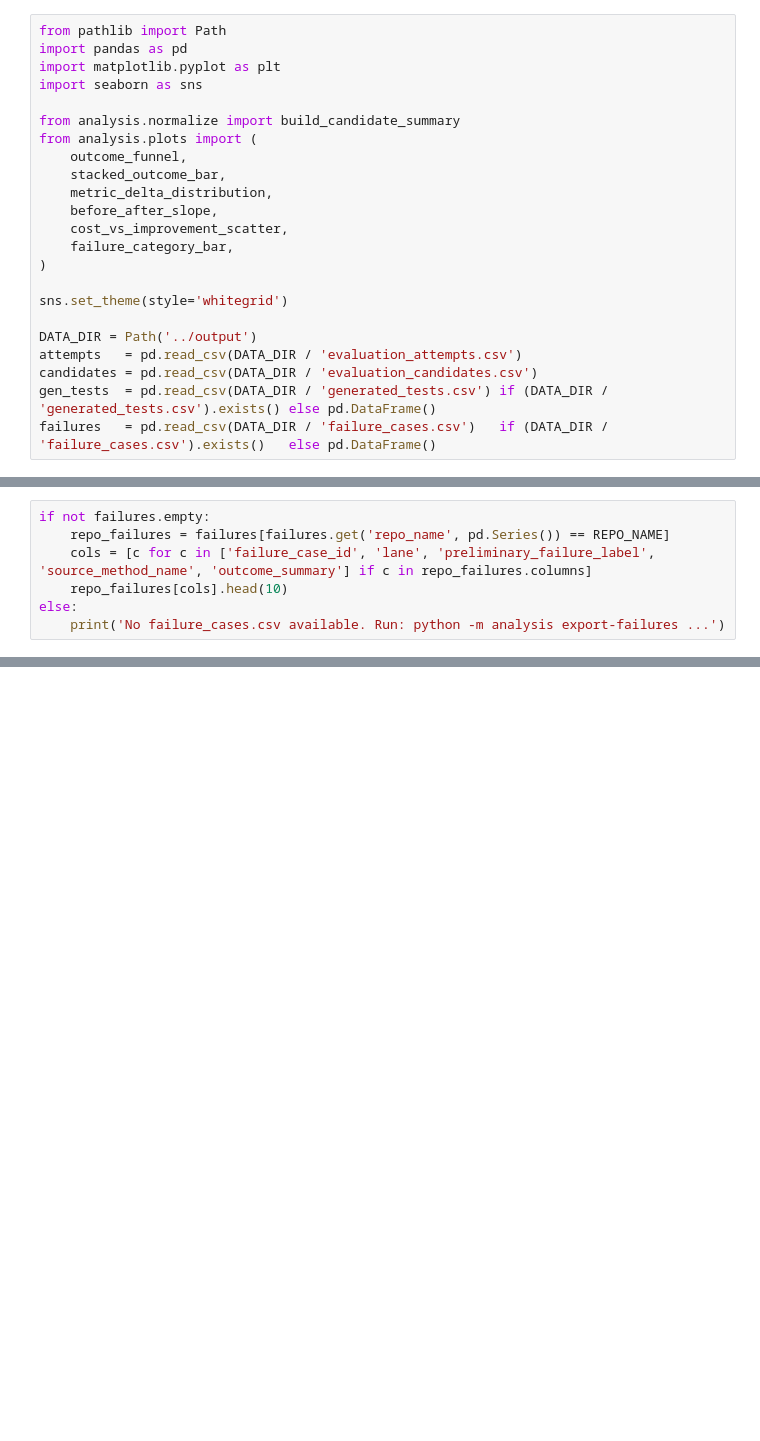
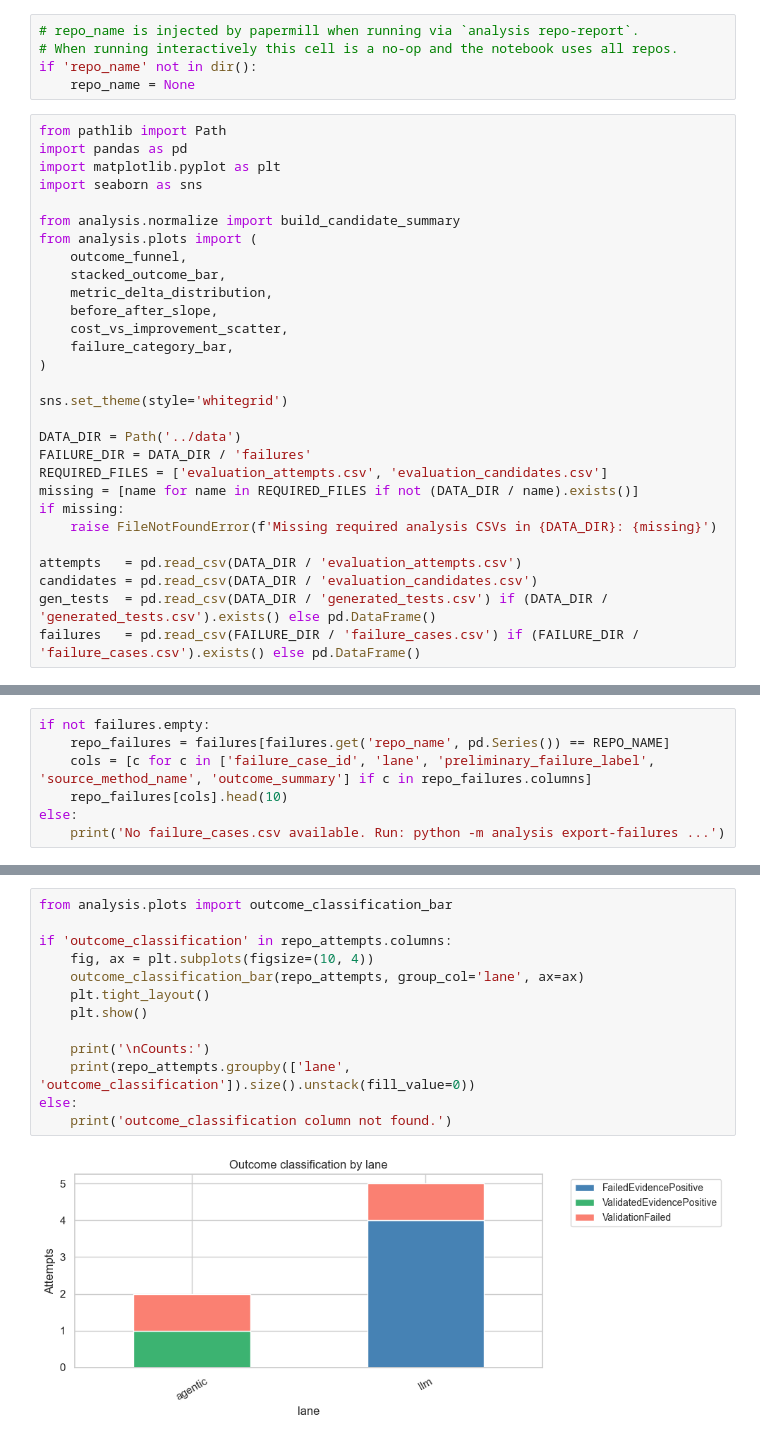
Before and after one commit to consulthunter/TestMap, a Jupyter notebook: Analysis/notebooks/01_repository_evaluation.ipynb, the cells around one changed output, grey strips where cells are left out. Drawn from its saved outputs; the diff is of its cells as text; blank space fills up the shorter version.

```diff
--- a/Analysis/notebooks/01_repository_evaluation.ipynb
+++ b/Analysis/notebooks/01_repository_evaluation.ipynb
@@ -6,6 +6,11 @@
 **Inputs:** `evaluation_attempts.csv`, `evaluation_candidates.csv`, `generated_tests.csv`, `failure_cases.csv`
 
 **RQs addressed:** RQ1, RQ2, RQ3, RQ7, RQ8, RQ9
+# %%
+# repo_name is injected by papermill when running via `analysis repo-report`.
+# When running interactively this cell is a no-op and the notebook uses all repos.
+if 'repo_name' not in dir():
+    repo_name = None
 # %%
 from pathlib import Path
 import pandas as pd
@@ -24,9 +29,15 @@ from analysis.plots import (
 
 sns.set_theme(style='whitegrid')
 
-DATA_DIR = Path('../output')
+DATA_DIR = Path('../data')
+FAILURE_DIR = DATA_DIR / 'failures'
+REQUIRED_FILES = ['evaluation_attempts.csv', 'evaluation_candidates.csv']
+missing = [name for name in REQUIRED_FILES if not (DATA_DIR / name).exists()]
+if missing:
+    raise FileNotFoundError(f'Missing required analysis CSVs in {DATA_DIR}: {missing}')
+
 attempts   = pd.read_csv(DATA_DIR / 'evaluation_attempts.csv')
 candidates = pd.read_csv(DATA_DIR / 'evaluation_candidates.csv')
 gen_tests  = pd.read_csv(DATA_DIR / 'generated_tests.csv') if (DATA_DIR / 'generated_tests.csv').exists() else pd.DataFrame()
-failures   = pd.read_csv(DATA_DIR / 'failure_cases.csv')   if (DATA_DIR / 'failure_cases.csv').exists()   else pd.DataFrame()
+failures   = pd.read_csv(FAILURE_DIR / 'failure_cases.csv') if (FAILURE_DIR / 'failure_cases.csv').exists() else pd.DataFrame()
 # %%
@@ -135,0 +323,15 @@ print(json.dumps(overview, indent=2, default=str))
+# %%
+from analysis.plots import outcome_classification_bar
+
+if 'outcome_classification' in repo_attempts.columns:
+    fig, ax = plt.subplots(figsize=(10, 4))
+    outcome_classification_bar(repo_attempts, group_col='lane', ax=ax)
+    plt.tight_layout()
+    plt.show()
+
+    print('\nCounts:')
+    print(repo_attempts.groupby(['lane', 'outcome_classification']).size().unstack(fill_value=0))
+else:
+    print('outcome_classification column not found.')
+# %% [output]
+[figure, added]
```
Also changed, not shown: parts of 32 cells of this notebook, 29 other files.
